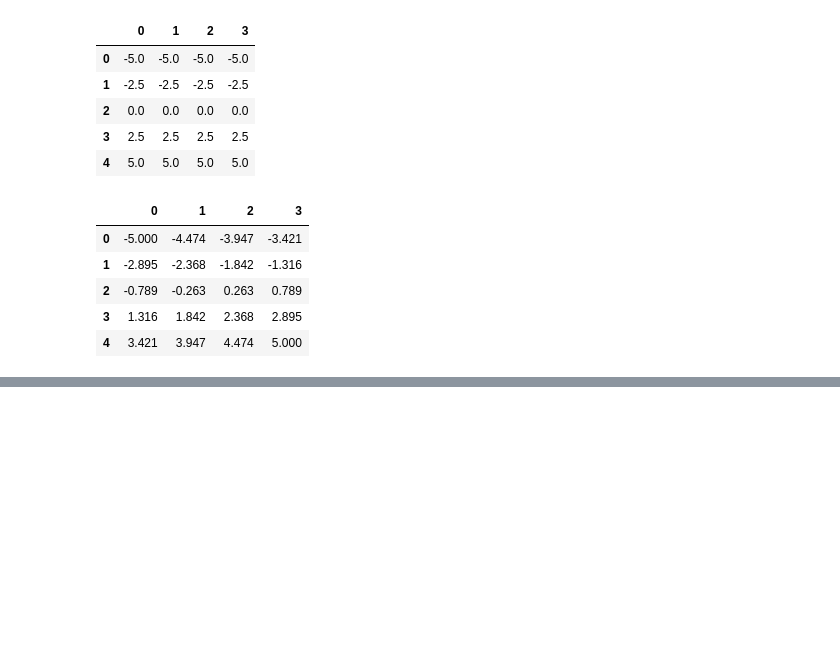
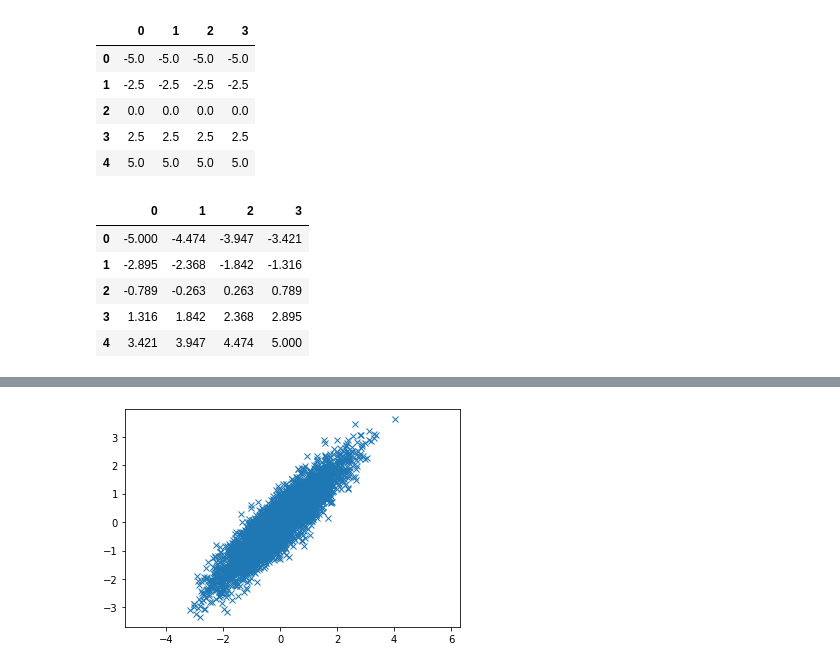
Before and after one commit to hansfranke1985/ADS, a Jupyter notebook: DataWrangling/week_6_DataPreProcessing/Assignment/Week6 Data Preparation.ipynb, the cells around one changed output, grey strips where cells are left out. Drawn from its saved outputs; the diff is of its cells as text; code cells hidden in the pictures; blank space fills up the shorter version.

```diff
--- a/DataWrangling/week_6_DataPreProcessing/Assignment/Week6 Data Preparation.ipynb
+++ b/DataWrangling/week_6_DataPreProcessing/Assignment/Week6 Data Preparation.ipynb
@@ -548,0 +694,11 @@ by_mapping
+# %%
+mean = [0, 0]
+cov = [[1, 0.9], [0.9, 1]]
+db = np.random.multivariate_normal(mean, cov, 5000).T
+db = db.transpose()
+syntheticDF = pd.DataFrame(data = db, columns = ['x', 'y'])
+plt.plot(syntheticDF['x'], syntheticDF['y'], 'x')
+plt.axis('equal')
+plt.show()
+# %% [output]
+[figure, added]
```
Also changed, not shown: parts of 28 cells of this notebook, 1 other file.
